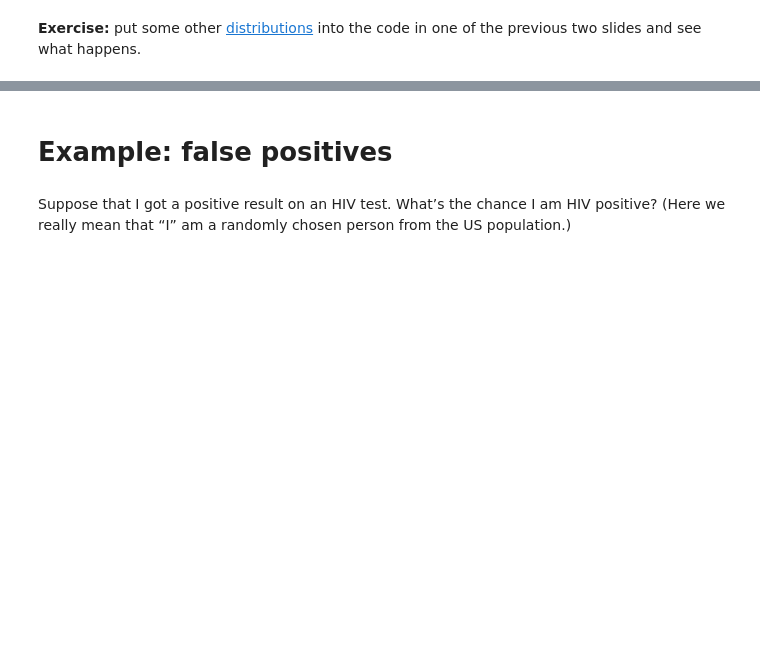
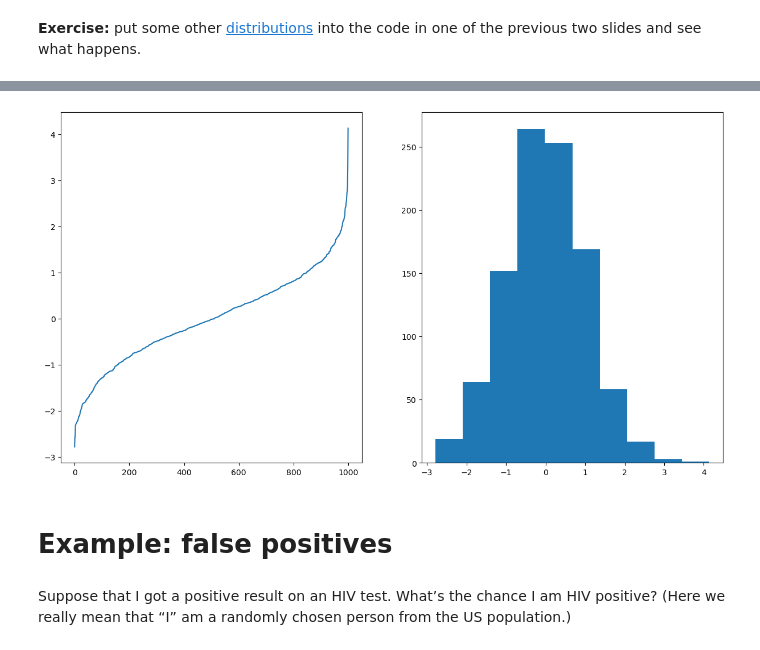
Before and after one commit to UOdsci/dsci345, a Jupyter notebook: class_material/slides/Introduction.ipynb, the cells around one changed output, grey strips where cells are left out. Drawn from its saved outputs; the diff is of its cells as text; code cells hidden in the pictures; blank space fills up the shorter version.

```diff
--- a/class_material/slides/Introduction.ipynb
+++ b/class_material/slides/Introduction.ipynb
@@ -86,3 +131,9 @@ ax2.hist(x);
+# %%
+fig, (ax1, ax2) = plt.subplots(1, 2)
+ax1.plot(np.sort(x))
+ax2.hist(x);
+# %% [output]
+[figure, added]
 # %% [markdown]
 # Example: false positives
 # %% [markdown]
```
Also changed, not shown: parts of 17 cells of this notebook, 9 other files.
